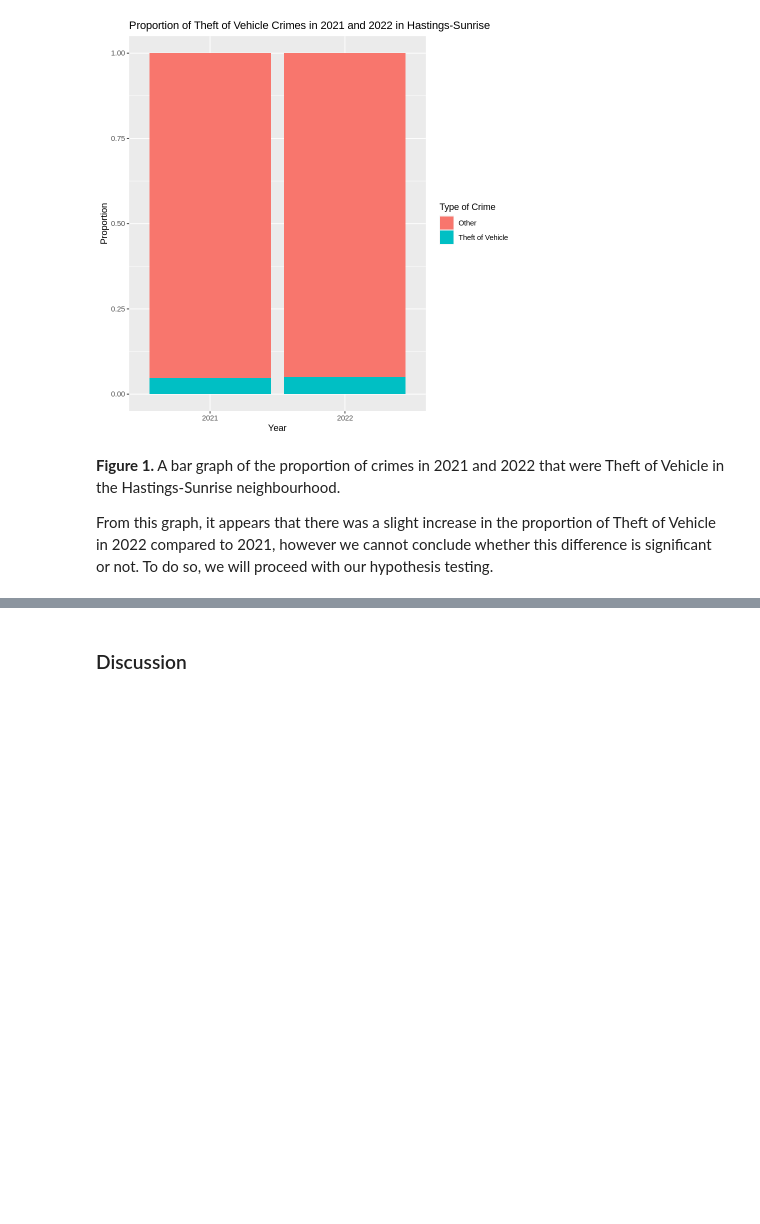
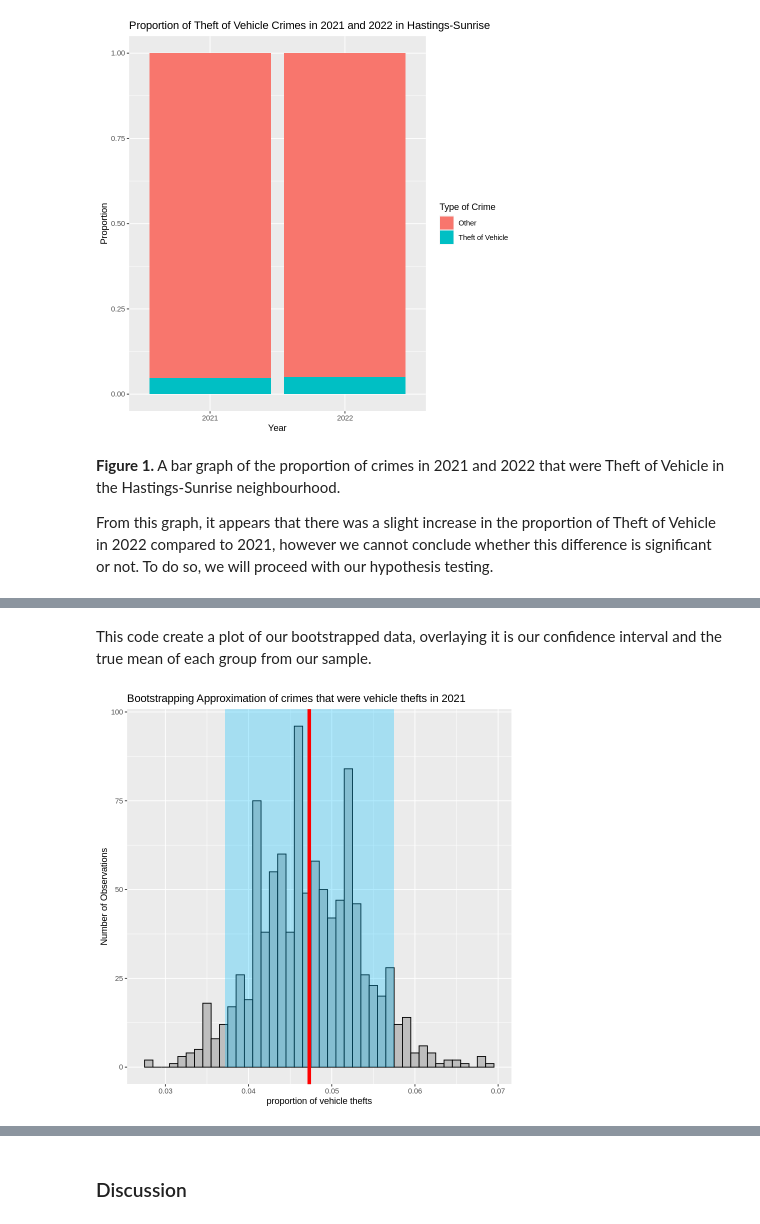
Before and after one commit to Haobo11/Stat201-group-project, a Jupyter notebook: Final Report.ipynb, the cells around one changed output, grey strips where cells are left out. Cells and saved outputs as stored; diff of their text form; code cells hidden in the pictures; blank space fills up the shorter version.

Commit message:
complete the code of confidence interval and hypothesis test

```diff
--- a/Final Report.ipynb
+++ b/Final Report.ipynb
@@ -139,0 +191,11 @@ From this graph, it appears that there was a slight increase in the proportion o
+# %%
+# compute 90% confidence interval
+ci_1 <- samples_2021 |>
+    summarize(ci_lower = quantile(sample_pro,0.05),
+              ci_upper = quantile(sample_pro,0.95))
+ci_1
+
+ci_2 <- samples_2022 |>
+    summarize(ci_lower = quantile(sample_pro,0.05),
+              ci_upper = quantile(sample_pro,0.95))
+ci_2
@@ -139,0 +211,34 @@ From this graph, it appears that there was a slight increase in the proportion o
+# %% [markdown]
+This code create a plot of our bootstrapped data, overlaying it is our confidence interval and the true mean of each group from our sample.
+# %%
+ci_plot_1 <-
+    samples_2021 %>%
+    ggplot(aes(x = sample_pro)) +
+    geom_histogram(colour = "black", fill = "grey", binwidth = 0.001) +
+    annotate("rect", xmin = ci_1$ci_lower, xmax=ci_1$ci_upper, ymin = 0, ymax = Inf,
+             fill = "deepskyblue",
+             alpha = 0.3) +
+    geom_vline(xintercept = prop_2021,
+               size = 2,
+               colour = "red") +
+    labs(title = "Bootstrapping Approximation of crimes that were vehicle thefts in 2021",
+         x = "proportion of vehicle thefts",
+         y = "Number of Observations")
+
+ci_plot_2 <-
+    samples_2022 %>%
+    ggplot(aes(x = sample_pro)) +
+    geom_histogram(colour = "black", fill = "grey", binwidth = 0.001) +
+    annotate("rect", xmin = ci_2$ci_lower, xmax=ci_2$ci_upper, ymin = 0, ymax = Inf,
+             fill = "deepskyblue",
+             alpha = 0.3) +
+    geom_vline(xintercept = prop_2022,
+               size = 2,
+               colour = "red") +
+    labs(title = "Bootstrapping Approximation of crimes that were vehicle thefts in 2022",
+         x = "proportion of vehicle thefts",
+         y = "Number of Observations")
+# %%
+ci_plot_1
+# %% [output]
+[figure, added]
```
Also changed, not shown: parts of 33 cells of this notebook.
